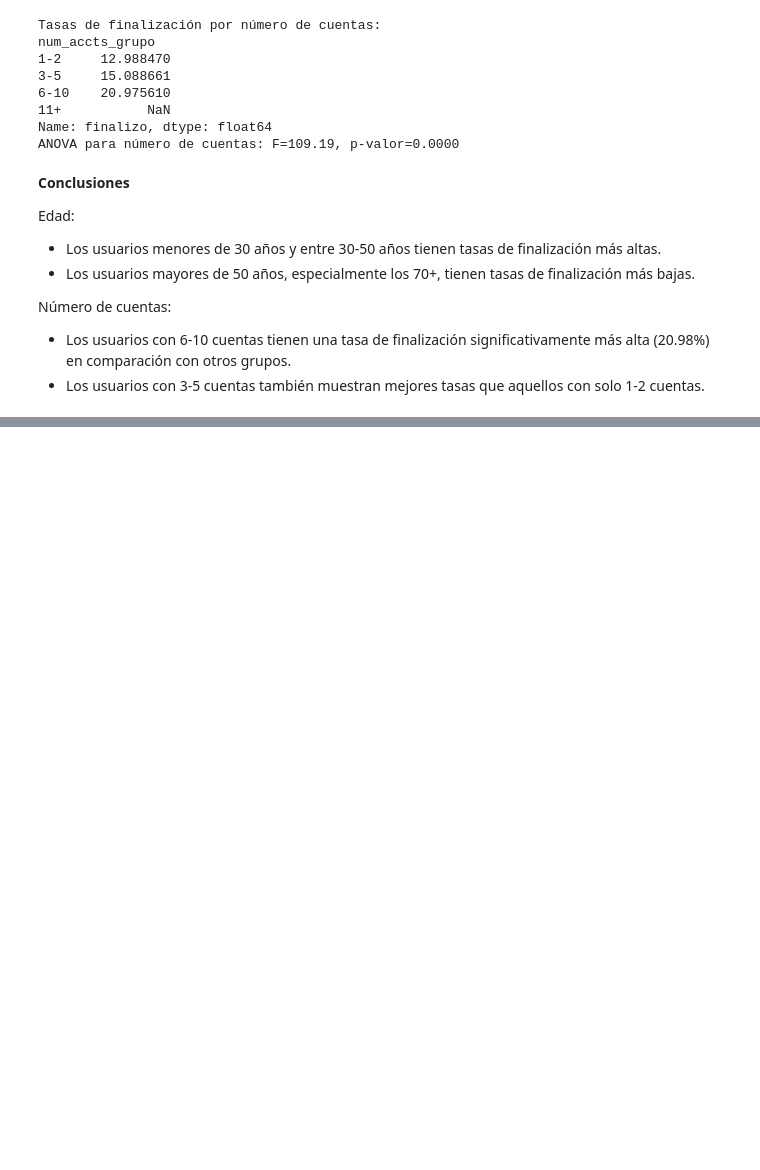
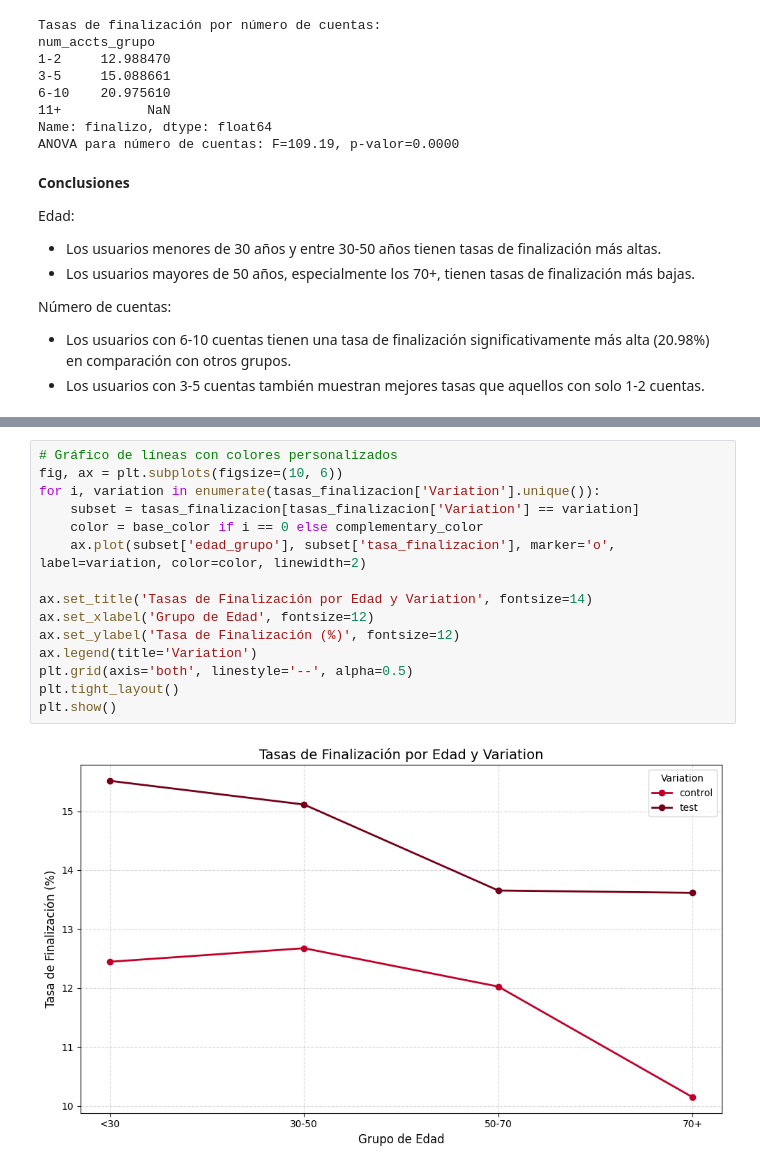
Before and after one commit to GemaVNZ/vanguard-ab-test, a Jupyter notebook: 01_DATA/8_tasa_finalizacion.ipynb, the cells around one changed output, grey strips where cells are left out. Saved outputs shown, nothing was run; the diff lists cells and outputs as text; blank space fills up the shorter version.

```diff
--- a/01_DATA/8_tasa_finalizacion.ipynb
+++ b/01_DATA/8_tasa_finalizacion.ipynb
@@ -201,0 +258,17 @@ tasas_finalizacion.to_csv('../02_DATA_LIMPIO/tasas_finalizacion_edad_variation.c
+# %%
+# Gráfico de líneas con colores personalizados
+fig, ax = plt.subplots(figsize=(10, 6))
+for i, variation in enumerate(tasas_finalizacion['Variation'].unique()):
+    subset = tasas_finalizacion[tasas_finalizacion['Variation'] == variation]
+    color = base_color if i == 0 else complementary_color
+    ax.plot(subset['edad_grupo'], subset['tasa_finalizacion'], marker='o', label=variation, color=color, linewidth=2)
+
+ax.set_title('Tasas de Finalización por Edad y Variation', fontsize=14)
+ax.set_xlabel('Grupo de Edad', fontsize=12)
+ax.set_ylabel('Tasa de Finalización (%)', fontsize=12)
+ax.legend(title='Variation')
+plt.grid(axis='both', linestyle='--', alpha=0.5)
+plt.tight_layout()
+plt.show()
+# %% [output]
+[figure, added]
```
Also changed, not shown: parts of 17 cells of this notebook, 9 other files.
